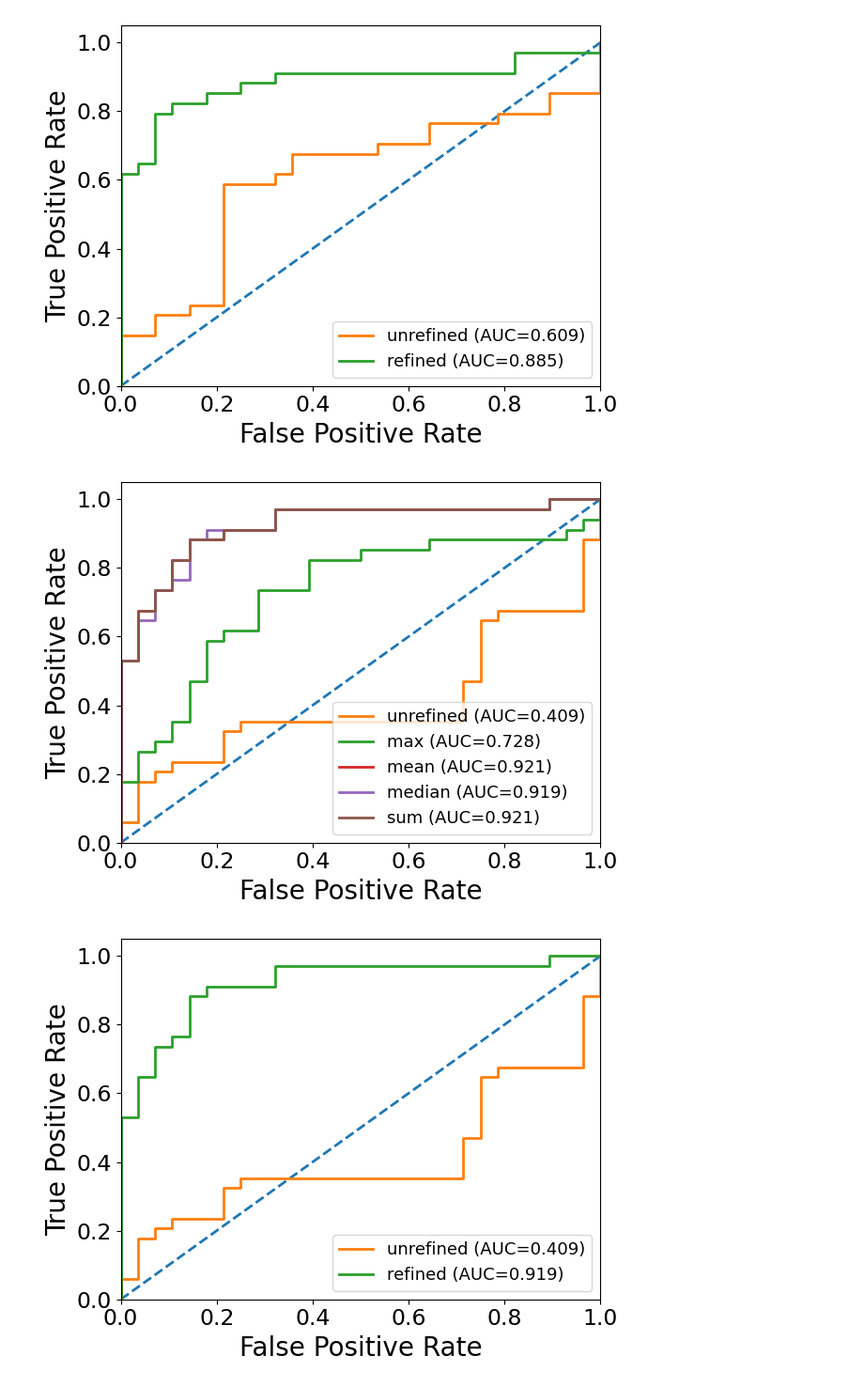
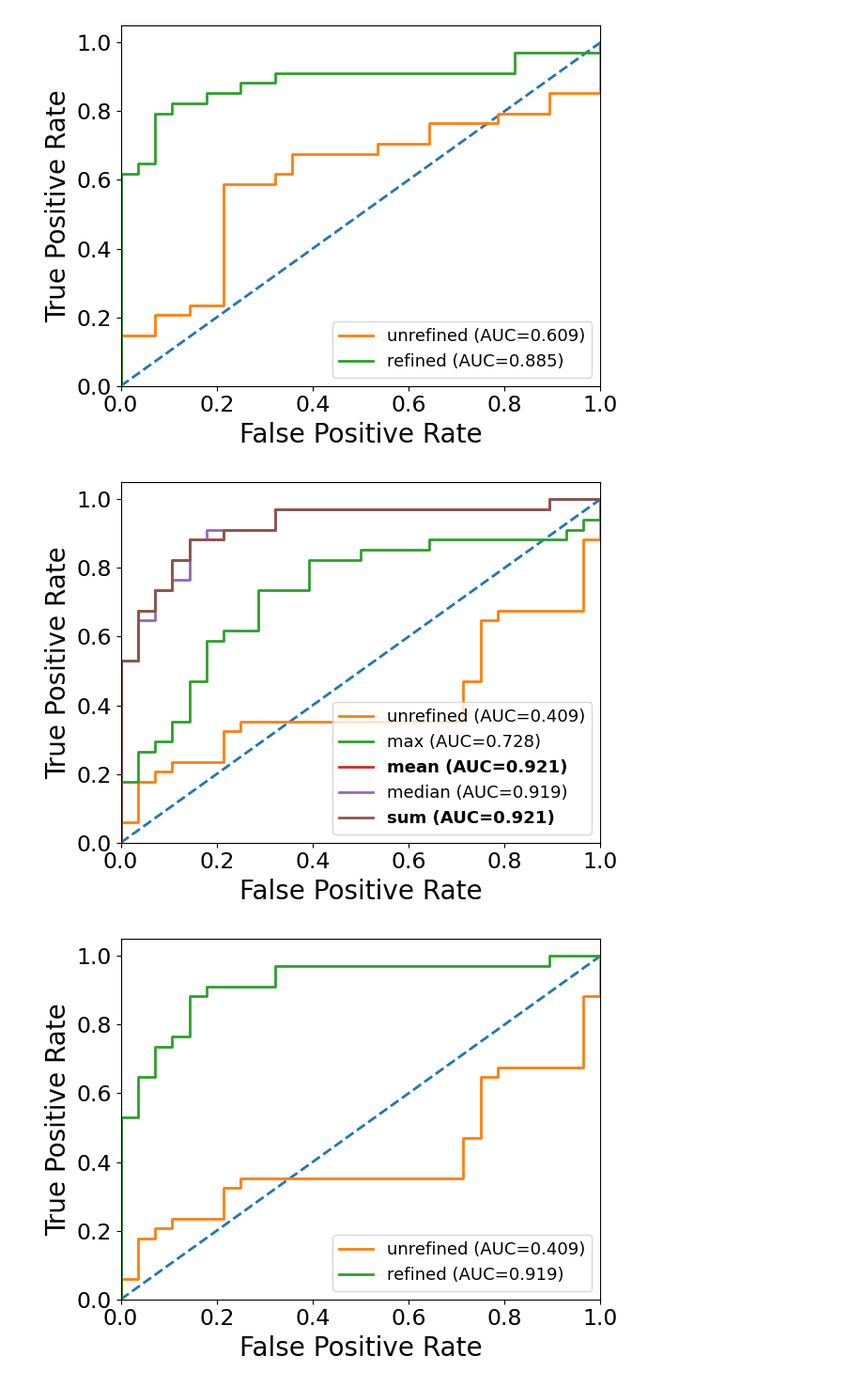
Before and after one commit to JacobAnter/VACV_screen, a Jupyter notebook: Processing_Dharmacon_pooled_genome_1_and_2_subset/roc_curves_and_related_data/generation_superimposed_ROC_curves/generation_superimposed_ROC_curves.ipynb, the cells around one changed output. Shown at 94% size. Cells and saved outputs as stored; diff of their text form; code cells hidden in the pictures.

Commit message:
Displaying legend entries associated with best AUC scores in bold

```diff
--- a/Processing_Dharmacon_pooled_genome_1_and_2_subset/roc_curves_and_related_data/generation_superimposed_ROC_curves/generation_superimposed_ROC_curves.ipynb
+++ b/Processing_Dharmacon_pooled_genome_1_and_2_subset/roc_curves_and_related_data/generation_superimposed_ROC_curves/generation_superimposed_ROC_curves.ipynb
@@ -34,7 +34,7 @@ from matplotlib import pyplot as plt
 # defined
 def superimpose_roc_curves(
         roc_data_list, auc_score_list, descriptor_list, image_dir,
-        fname_info
+        fname_info, best_in_bold=False
 ):
     """
     Superimposes ROC curves, i.e. generates one plot depicting multiple
@@ -58,6 +58,9 @@ def superimpose_roc_curves(
         in.
     fname_info: str
         Information on the ROC curves appearing in the file name.
+    best_in_bold: bool, optional, default=False
+        A Boolean indicating whether the legend entry associated with
+        the best AUC score is displayed in bold. By default, it is not.
 
     Returns
     -------
@@ -89,7 +92,18 @@ def superimpose_roc_curves(
 
     # Add a legend to the figure displaying the AUC scores of the
     # individual ROC curves
-    ax.legend(loc="best", fontsize=13)
+    leg = ax.legend(loc="best", fontsize=13)
+
+    if best_in_bold:
+        # Determine the indices of the best AUC score
+        best_auc_idx = [
+            i for i, auc in enumerate(auc_score_list)
+            if auc == max(auc_score_list)
+        ]
+
+        for i, text in enumerate(leg.get_texts()):
+            if i in best_auc_idx:
+                text.set_fontweight("bold")
 
     fig.tight_layout()
 
@@ -349,15 +365,16 @@ superimpose_roc_curves(
 # %%
 # Superimpose ROC curves for early low intensity hits
 # Generate the supplementary material figure
 superimpose_roc_curves(
     unnorm_low_early_df_list,
     unnorm_low_early_auc_list,
     descriptions,
     os.path.join(unnorm_refined_subdir_name, suppl_mat_subdir_name),
-    "early_low_intensity_hits"
+    "early_low_intensity_hits",
+    best_in_bold=True
 )
 # %% [output]
-[figure, old version]
+[figure, new version]
 # %%
 # Generate the plot for figure 1
 # Extract the required elements located at indices 0 and 3
```
Also changed, not shown: parts of 7 cells of this notebook.
